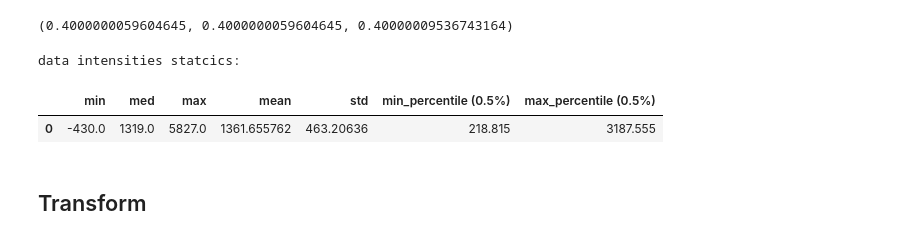
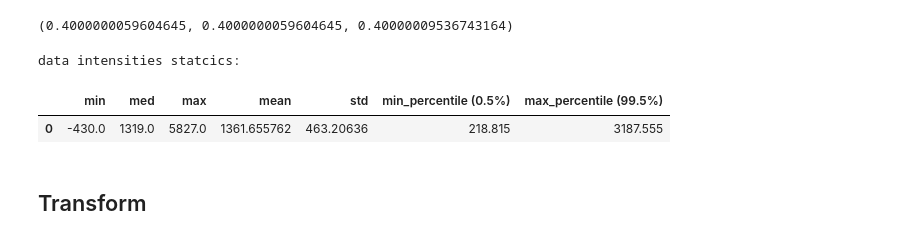
Before and after one commit to conflick0/TeethSeg, a Jupyter notebook: exps/eda.ipynb, the cells around one changed output. Cells and saved outputs as stored; diff of their text form; code cells hidden in the pictures.

```diff
--- a/exps/eda.ipynb
+++ b/exps/eda.ipynb
@@ -179,13 +179,13 @@ data target space:
 # %%
 print('data intensities statcics:')
 data_intensities_statcics = pd.DataFrame(
     [[s.data_min, s.data_median, s.data_max, s.data_mean, s.data_std, s.data_min_percentile, s.data_max_percentile]],
-    columns=['min', 'med', 'max', 'mean', 'std', f'min_percentile ({min_percentile}%)', f'max_percentile ({min_percentile}%)']
+    columns=['min', 'med', 'max', 'mean', 'std', f'min_percentile ({min_percentile}%)', f'max_percentile ({max_percentile}%)']
 )
 data_intensities_statcics
 # %% [output]
 data intensities statcics:
-|  | min | med | max | mean | std | min_percentile (0.5%) | max_percentile (0.5%) |
+|  | min | med | max | mean | std | min_percentile (0.5%) | max_percentile (99.5%) |
 | 0 | -430.0 | 1319.0 | 5827.0 | 1361.655762 | 463.20636 | 218.815 | 3187.555 |
 # %% [markdown]
 ## Transform
```
Also changed, not shown: parts of 4 cells of this notebook, 4 other files.
